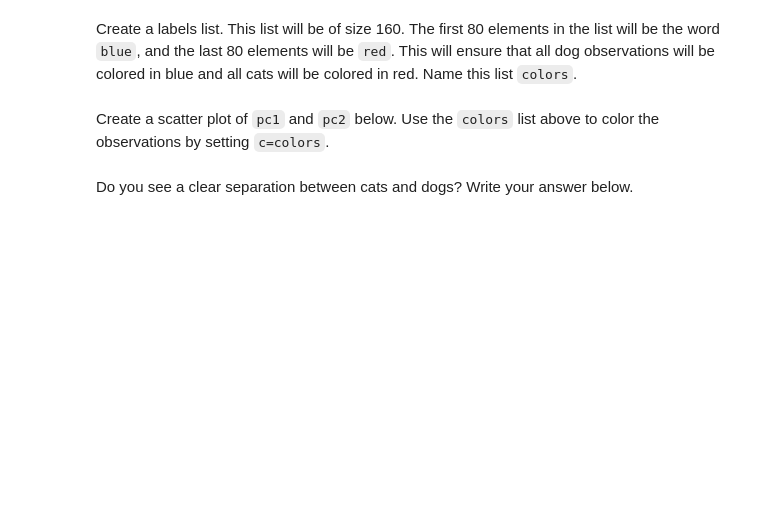
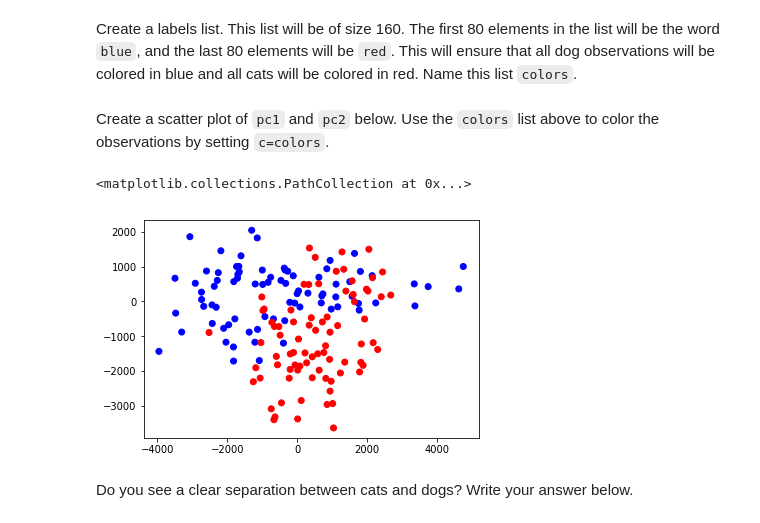
Before and after one commit to alejandrofrank/datamad0119, a Jupyter notebook: module-2/lab-pca/your-code/main.ipynb, the cells around one changed output. Saved outputs shown, nothing was run; the diff lists cells and outputs as text; code cells hidden in the pictures; blank space fills up the shorter version.

```diff
--- a/module-2/lab-pca/your-code/main.ipynb
+++ b/module-2/lab-pca/your-code/main.ipynb
@@ -131,3 +136,5 @@ Load the `PCA` function from `statsmodels` (read about this function [here](http
 Use `numpy` to find to transpose the standardized pet array. This will help us compute the projection.
 # %%
 # Your code here:
+dotsT = np.transpose(dots)
+dotsT.shape[0]
@@ -135,3 +144,5 @@ Use `numpy` to find to transpose the standardized pet array. This will help us c
 Find the dot product of the transposed standardized pet matrix and the `factors` of the `PCA` model found above. This will be the projection onto 2 dimensions. This means that each cat and dog image will now only have two columns instead of 4096.
 # %%
 # Your code here:
+projection = np.dot(dotsT, transformed.factors)
+projection.shape
@@ -145,0 +157,5 @@ In the cell below, turn the two dimensional projection into a pandas dataframe a
+# %%
+# Your code here:
+projection = pd.DataFrame(projection)
+projection = projection.rename(columns={0:"pc1",1:"pc2"})
+projection.head()
@@ -150,6 +171,13 @@ Create a labels list. This list will be of size 160. The first 80 elements in th
+# %%
+# Your code here:
+colors = ["blue" if i<=79 else "red" for i in range(projection.shape[0])]
 # %% [markdown]
 Create a scatter plot of `pc1` and `pc2` below. Use the `colors` list above to color the observations by setting `c=colors`.
 # %%
 # Your code here:
+plt.scatter(projection["pc1"], projection["pc2"], c=colors)
+# %% [output]
+<matplotlib.collections.PathCollection at 0x...>
+[figure, added]
 # %% [markdown]
 Do you see a clear separation between cats and dogs? Write your answer below.
```
Also changed, not shown: parts of 9 cells of this notebook.
